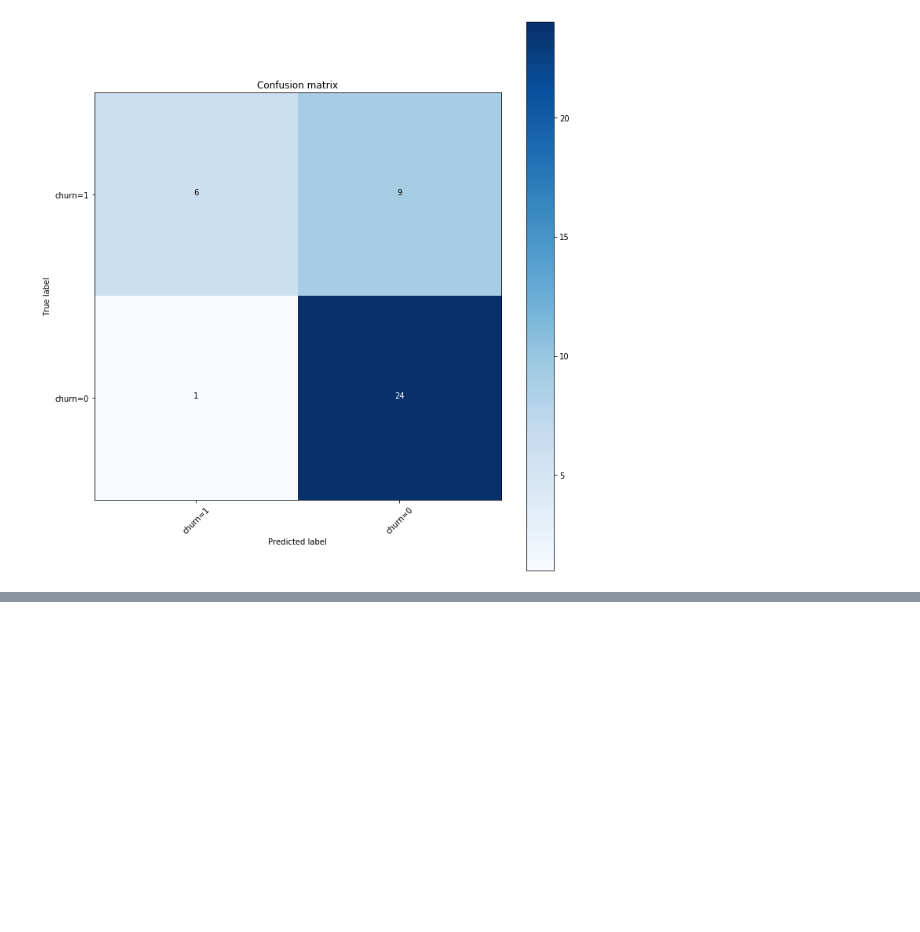
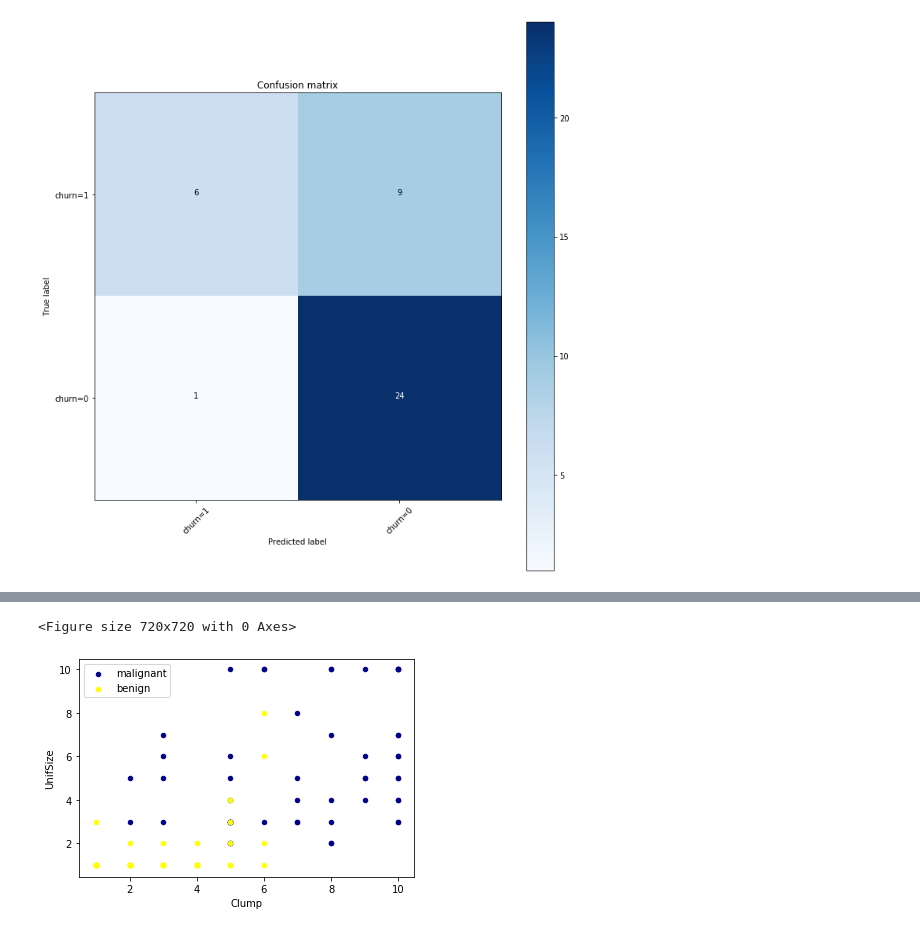
Before and after one commit to JamesIgoe/AzureNotebooks, a Jupyter notebook: Python Class Work 4 - ML.ipynb, the cells around one changed output, grey strips where cells are left out. Saved outputs shown, nothing was run; the diff lists cells and outputs as text; code cells hidden in the pictures; blank space fills up the shorter version.

```diff
--- a/Python Class Work 4 - ML.ipynb
+++ b/Python Class Work 4 - ML.ipynb
@@ -805,0 +817,2 @@ Log Loss =  0.6017092478101187
+# %%
+df_cancer = pd.read_csv('https://cf-courses-data.s3.us.cloud-object-storage.appdomain.cloud/IBMDeveloperSkillsNetwork-ML0101EN-Coursera/labs/Data_files/cell_samples.csv')
@@ -805,0 +843,7 @@ Log Loss =  0.6017092478101187
+# %%
+ax = df_cancer[df_cancer['Class'] == 4][0:50].plot(kind='scatter', x='Clump', y='UnifSize', color='DarkBlue', label='malignant');
+df_cancer[df_cancer['Class'] == 2][0:50].plot(kind='scatter', x='Clump', y='UnifSize', color='Yellow', label='benign', ax=ax);
+plt.show()
+# %% [output]
+<Figure size 720x720 with 0 Axes>
+[figure, added]
```
Also changed, not shown: parts of 29 cells of this notebook.
